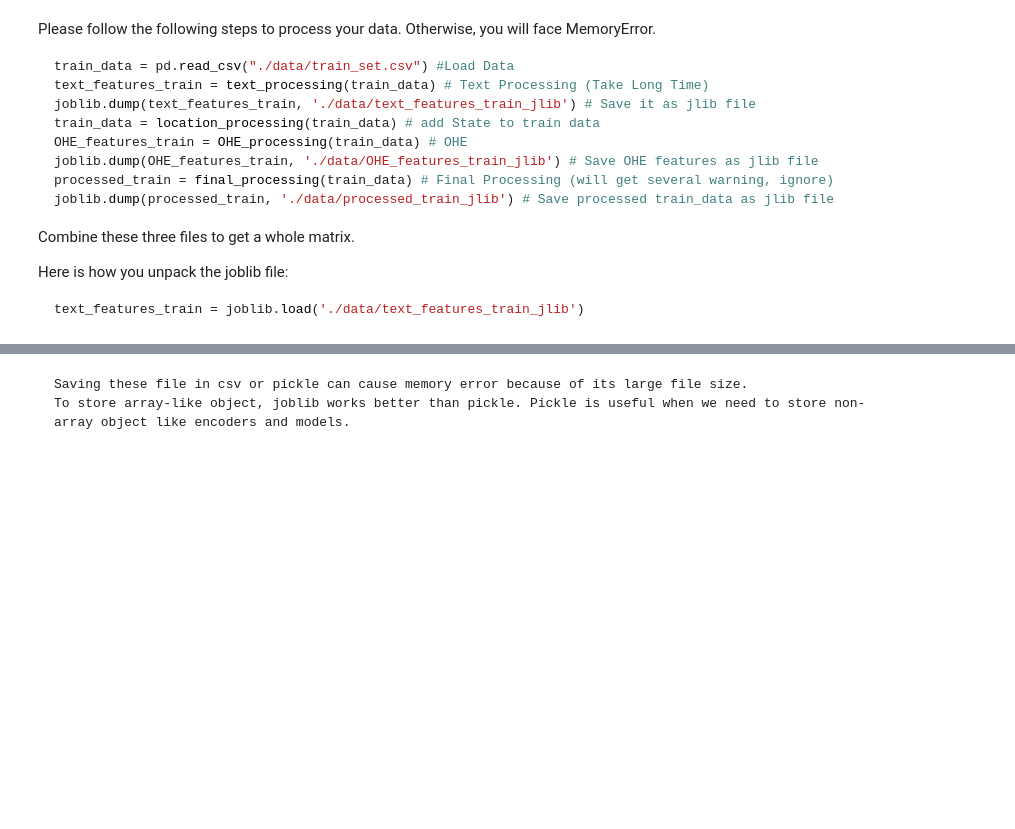
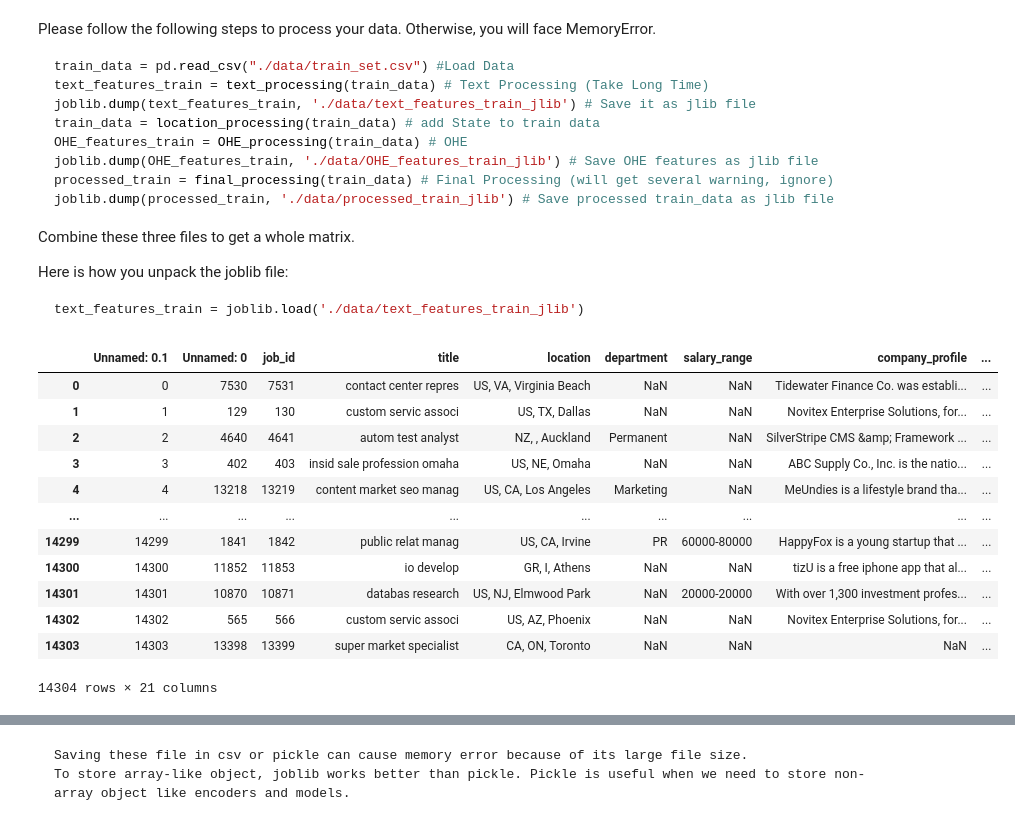
Before and after one commit to dhcheong/ClassifyingFake, a Jupyter notebook: Pipeline.ipynb, the cells around one changed output, grey strips where cells are left out. Saved outputs shown, nothing was run; the diff lists cells and outputs as text; code cells hidden in the pictures; blank space fills up the shorter version.

````diff
--- a/Pipeline.ipynb
+++ b/Pipeline.ipynb
@@ -390,3 +385,19 @@ Here is how you unpack the joblib file:
 ```python
 text_features_train = joblib.load('./data/text_features_train_jlib')
 ```
+# %%
+train_data
+# %% [output]
+|  | Unnamed: 0.1 | Unnamed: 0 | job_id | title | location | department | salary_range | company_profile | ... |
+| 0 | 0 | 7530 | 7531 | contact center repres | US, VA, Virginia Beach | NaN | NaN | Tidewater Finance Co. was establi... | ... |
+| 1 | 1 | 129 | 130 | custom servic associ | US, TX, Dallas | NaN | NaN | Novitex Enterprise Solutions, for... | ... |
+| 2 | 2 | 4640 | 4641 | autom test analyst | NZ, , Auckland | Permanent | NaN | SilverStripe CMS &amp; Framework ... | ... |
+| 3 | 3 | 402 | 403 | insid sale profession omaha | US, NE, Omaha | NaN | NaN | ABC Supply Co., Inc. is the natio... | ... |
+| 4 | 4 | 13218 | 13219 | content market seo manag | US, CA, Los Angeles | Marketing | NaN | MeUndies is a lifestyle brand tha... | ... |
+| ... | ... | ... | ... | ... | ... | ... | ... | ... | ... |
+| 14299 | 14299 | 1841 | 1842 | public relat manag | US, CA, Irvine | PR | 60000-80000 | HappyFox is a young startup that ... | ... |
+| 14300 | 14300 | 11852 | 11853 | io develop | GR, I, Athens | NaN | NaN | tizU is a free iphone app that al... | ... |
+| 14301 | 14301 | 10870 | 10871 | databas research | US, NJ, Elmwood Park | NaN | 20000-20000 | With over 1,300 investment profes... | ... |
+| 14302 | 14302 | 565 | 566 | custom servic associ | US, AZ, Phoenix | NaN | NaN | Novitex Enterprise Solutions, for... | ... |
+| 14303 | 14303 | 13398 | 13399 | super market specialist | CA, ON, Toronto | NaN | NaN | NaN | ... |
+14304 rows × 21 columns
````
Also changed, not shown: parts of 7 cells of this notebook, 16 other files.
